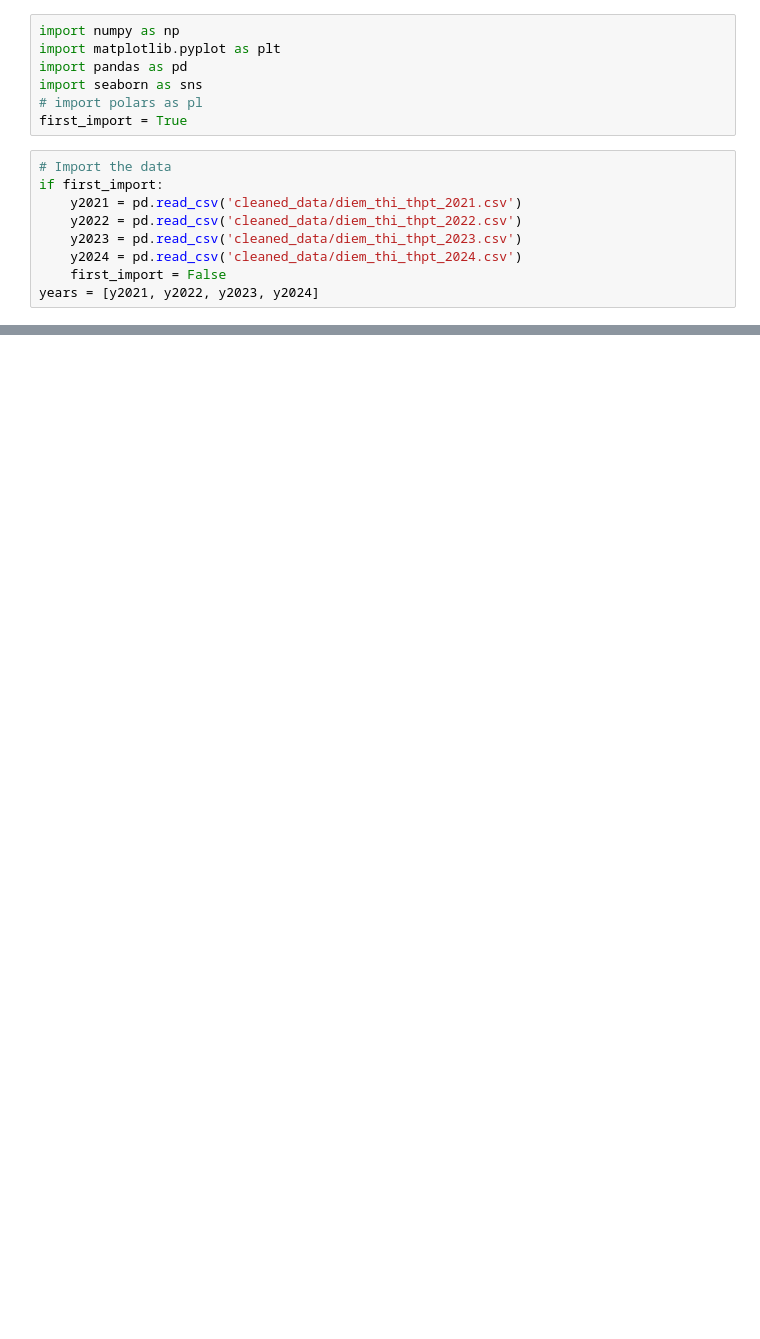
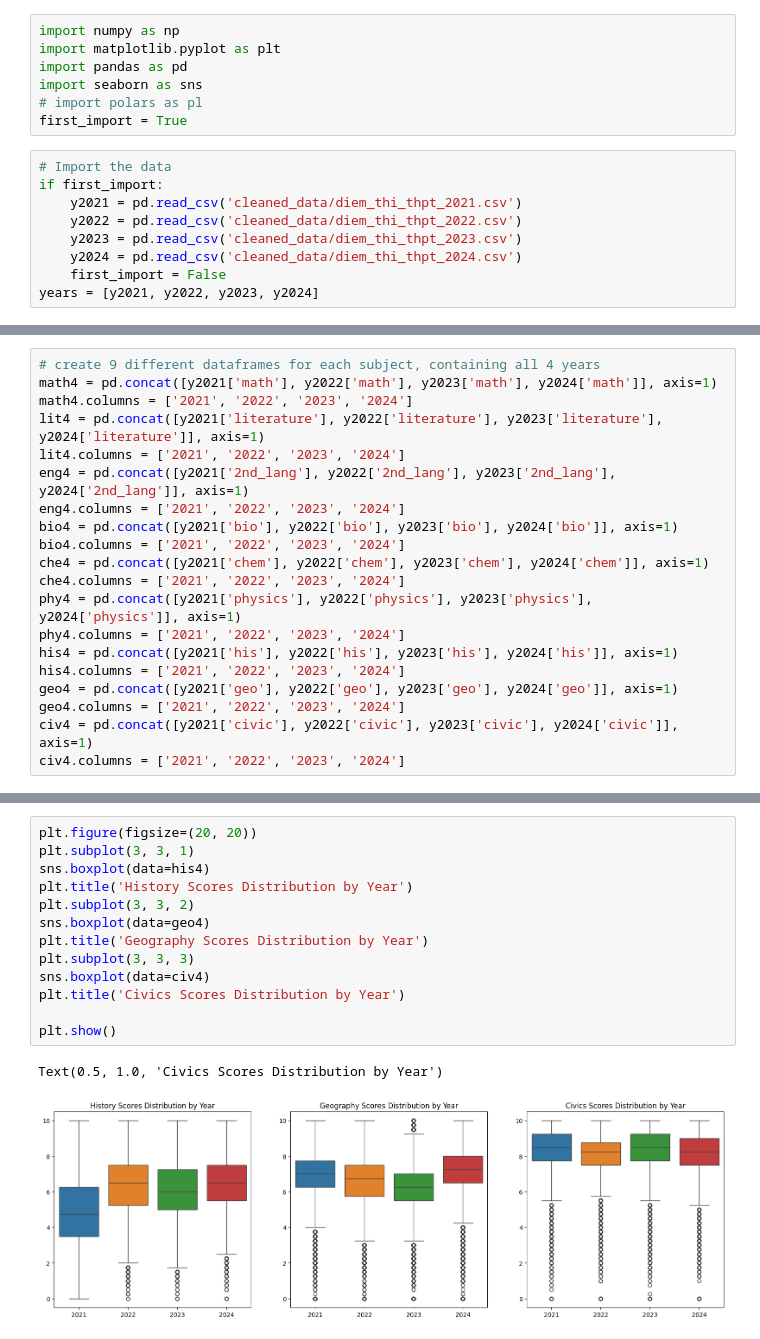
Before and after one commit to sydneycally-inclane-2812/data_vis_uni2024, a Jupyter notebook: analysis.ipynb, the cells around one changed output, grey strips where cells are left out. Drawn from its saved outputs; the diff is of its cells as text; blank space fills up the shorter version.

```diff
--- a/analysis.ipynb
+++ b/analysis.ipynb
@@ -114,0 +107,20 @@ plt.show()
+# %%
+# create 9 different dataframes for each subject, containing all 4 years
+math4 = pd.concat([y2021['math'], y2022['math'], y2023['math'], y2024['math']], axis=1)
+math4.columns = ['2021', '2022', '2023', '2024']
+lit4 = pd.concat([y2021['literature'], y2022['literature'], y2023['literature'], y2024['literature']], axis=1)
+lit4.columns = ['2021', '2022', '2023', '2024']
+eng4 = pd.concat([y2021['2nd_lang'], y2022['2nd_lang'], y2023['2nd_lang'], y2024['2nd_lang']], axis=1)
+eng4.columns = ['2021', '2022', '2023', '2024']
+bio4 = pd.concat([y2021['bio'], y2022['bio'], y2023['bio'], y2024['bio']], axis=1)
+bio4.columns = ['2021', '2022', '2023', '2024']
+che4 = pd.concat([y2021['chem'], y2022['chem'], y2023['chem'], y2024['chem']], axis=1)
+che4.columns = ['2021', '2022', '2023', '2024']
+phy4 = pd.concat([y2021['physics'], y2022['physics'], y2023['physics'], y2024['physics']], axis=1)
+phy4.columns = ['2021', '2022', '2023', '2024']
+his4 = pd.concat([y2021['his'], y2022['his'], y2023['his'], y2024['his']], axis=1)
+his4.columns = ['2021', '2022', '2023', '2024']
+geo4 = pd.concat([y2021['geo'], y2022['geo'], y2023['geo'], y2024['geo']], axis=1)
+geo4.columns = ['2021', '2022', '2023', '2024']
+civ4 = pd.concat([y2021['civic'], y2022['civic'], y2023['civic'], y2024['civic']], axis=1)
+civ4.columns = ['2021', '2022', '2023', '2024']
@@ -114,0 +148,16 @@ plt.show()
+# %%
+plt.figure(figsize=(20, 20))
+plt.subplot(3, 3, 1)
+sns.boxplot(data=his4)
+plt.title('History Scores Distribution by Year')
+plt.subplot(3, 3, 2)
+sns.boxplot(data=geo4)
+plt.title('Geography Scores Distribution by Year')
+plt.subplot(3, 3, 3)
+sns.boxplot(data=civ4)
+plt.title('Civics Scores Distribution by Year')
+
+plt.show()
+# %% [output]
+Text(0.5, 1.0, 'Civics Scores Distribution by Year')
+[figure, added]
```
Also changed, not shown: parts of 24 cells of this notebook, 5 other files.
